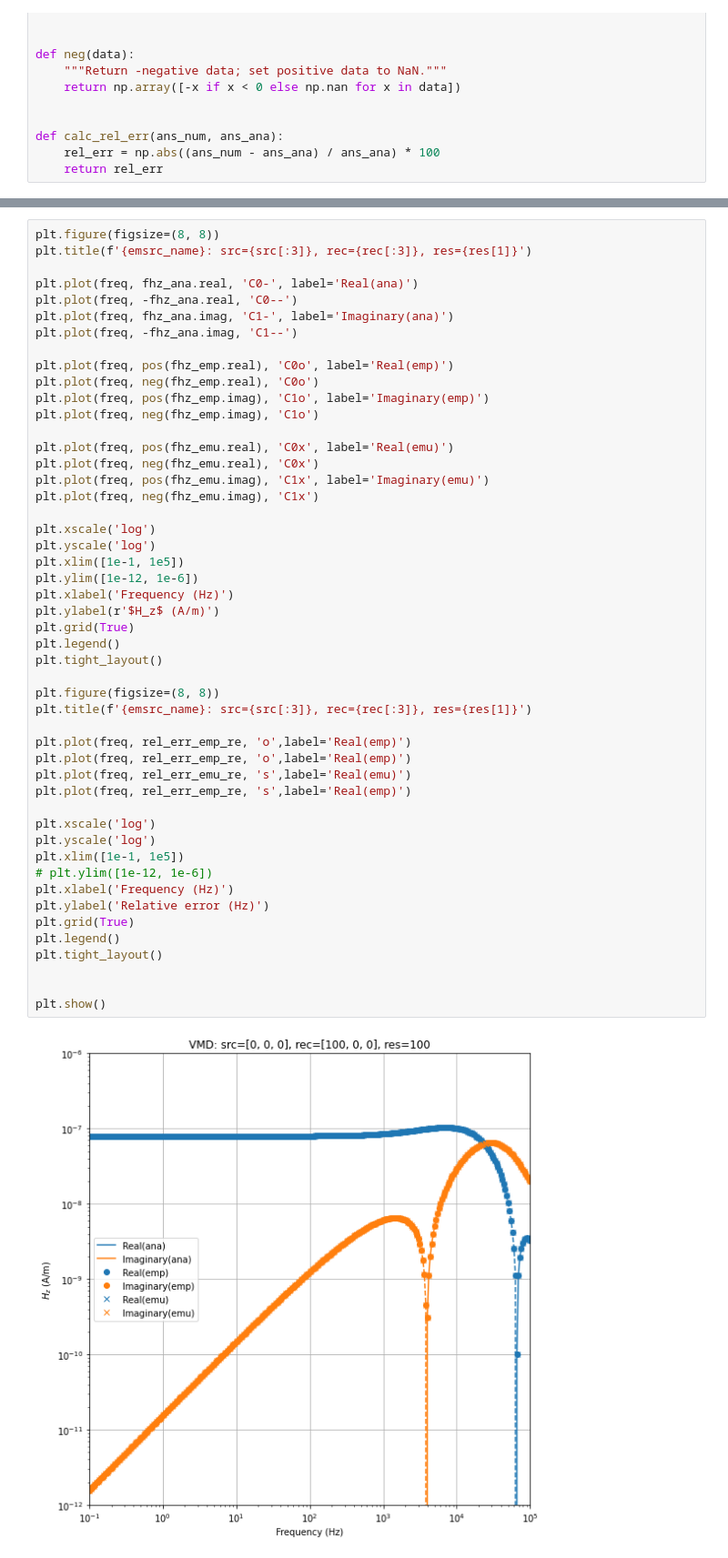
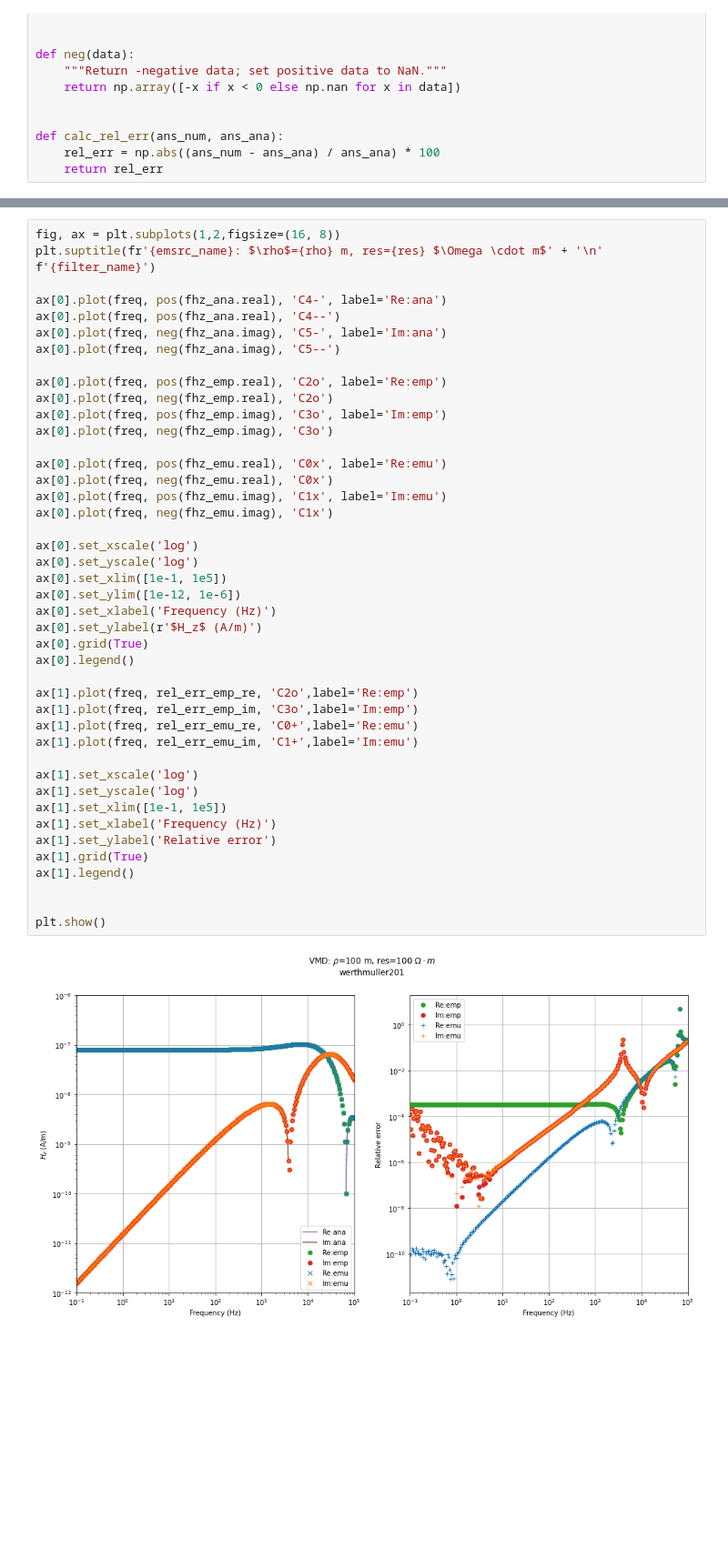
Before and after one commit to WasedaGeophysics/emulatte, a Jupyter notebook: example/Ward_and_Hohmann_1988/vmd.ipynb, the cells around one changed output, grey strips where cells are left out. Shown at 91% size. Cells and saved outputs as stored; diff of their text form; blank space fills up the shorter version.

```diff
--- a/example/Ward_and_Hohmann_1988/vmd.ipynb
+++ b/example/Ward_and_Hohmann_1988/vmd.ipynb
@@ -75,51 +42,45 @@ rel_err_emu_im = calc_rel_err(fhz_ana.imag, fhz_emu.imag)
 # %%
-plt.figure(figsize=(8, 8))
-plt.title(f'{emsrc_name}: src={src[:3]}, rec={rec[:3]}, res={res[1]}')
+fig, ax = plt.subplots(1,2,figsize=(16, 8))
+plt.suptitle(fr'{emsrc_name}: $\rho$={rho} m, res={res} $\Omega \cdot m$' + '\n' f'{filter_name}')
 
-plt.plot(freq, fhz_ana.real, 'C0-', label='Real(ana)')
-plt.plot(freq, -fhz_ana.real, 'C0--')
-plt.plot(freq, fhz_ana.imag, 'C1-', label='Imaginary(ana)')
-plt.plot(freq, -fhz_ana.imag, 'C1--')
+ax[0].plot(freq, pos(fhz_ana.real), 'C4-', label='Re:ana')
+ax[0].plot(freq, pos(fhz_ana.real), 'C4--')
+ax[0].plot(freq, neg(fhz_ana.imag), 'C5-', label='Im:ana')
+ax[0].plot(freq, neg(fhz_ana.imag), 'C5--')
 
-plt.plot(freq, pos(fhz_emp.real), 'C0o', label='Real(emp)')
-plt.plot(freq, neg(fhz_emp.real), 'C0o')
-plt.plot(freq, pos(fhz_emp.imag), 'C1o', label='Imaginary(emp)')
-plt.plot(freq, neg(fhz_emp.imag), 'C1o')
+ax[0].plot(freq, pos(fhz_emp.real), 'C2o', label='Re:emp')
+ax[0].plot(freq, neg(fhz_emp.real), 'C2o')
+ax[0].plot(freq, pos(fhz_emp.imag), 'C3o', label='Im:emp')
+ax[0].plot(freq, neg(fhz_emp.imag), 'C3o')
 
-plt.plot(freq, pos(fhz_emu.real), 'C0x', label='Real(emu)')
-plt.plot(freq, neg(fhz_emu.real), 'C0x')
-plt.plot(freq, pos(fhz_emu.imag), 'C1x', label='Imaginary(emu)')
-plt.plot(freq, neg(fhz_emu.imag), 'C1x')
+ax[0].plot(freq, pos(fhz_emu.real), 'C0x', label='Re:emu')
+ax[0].plot(freq, neg(fhz_emu.real), 'C0x')
+ax[0].plot(freq, pos(fhz_emu.imag), 'C1x', label='Im:emu')
+ax[0].plot(freq, neg(fhz_emu.imag), 'C1x')
 
-plt.xscale('log')
-plt.yscale('log')
-plt.xlim([1e-1, 1e5])
-plt.ylim([1e-12, 1e-6])
-plt.xlabel('Frequency (Hz)')
-plt.ylabel(r'$H_z$ (A/m)')
-plt.grid(True)
-plt.legend()
-plt.tight_layout()
+ax[0].set_xscale('log')
+ax[0].set_yscale('log')
+ax[0].set_xlim([1e-1, 1e5])
+ax[0].set_ylim([1e-12, 1e-6])
+ax[0].set_xlabel('Frequency (Hz)')
+ax[0].set_ylabel(r'$H_z$ (A/m)')
+ax[0].grid(True)
+ax[0].legend()
 
-plt.figure(figsize=(8, 8))
-plt.title(f'{emsrc_name}: src={src[:3]}, rec={rec[:3]}, res={res[1]}')
+ax[1].plot(freq, rel_err_emp_re, 'C2o',label='Re:emp')
+ax[1].plot(freq, rel_err_emp_im, 'C3o',label='Im:emp')
+ax[1].plot(freq, rel_err_emu_re, 'C0+',label='Re:emu')
+ax[1].plot(freq, rel_err_emu_im, 'C1+',label='Im:emu')
 
-plt.plot(freq, rel_err_emp_re, 'o',label='Real(emp)')
-plt.plot(freq, rel_err_emp_re, 'o',label='Real(emp)')
-plt.plot(freq, rel_err_emu_re, 's',label='Real(emu)')
-plt.plot(freq, rel_err_emp_re, 's',label='Real(emp)')
-
-plt.xscale('log')
-plt.yscale('log')
-plt.xlim([1e-1, 1e5])
-# plt.ylim([1e-12, 1e-6])
-plt.xlabel('Frequency (Hz)')
-plt.ylabel('Relative error (Hz)')
-plt.grid(True)
-plt.legend()
-plt.tight_layout()
+ax[1].set_xscale('log')
+ax[1].set_yscale('log')
+ax[1].set_xlim([1e-1, 1e5])
+ax[1].set_xlabel('Frequency (Hz)')
+ax[1].set_ylabel('Relative error')
+ax[1].grid(True)
+ax[1].legend()
 
 
 plt.show()
 # %% [output]
-[figure, old version]
+[figure, new version]
```
Also changed, not shown: parts of 12 cells of this notebook, 6 other files.
